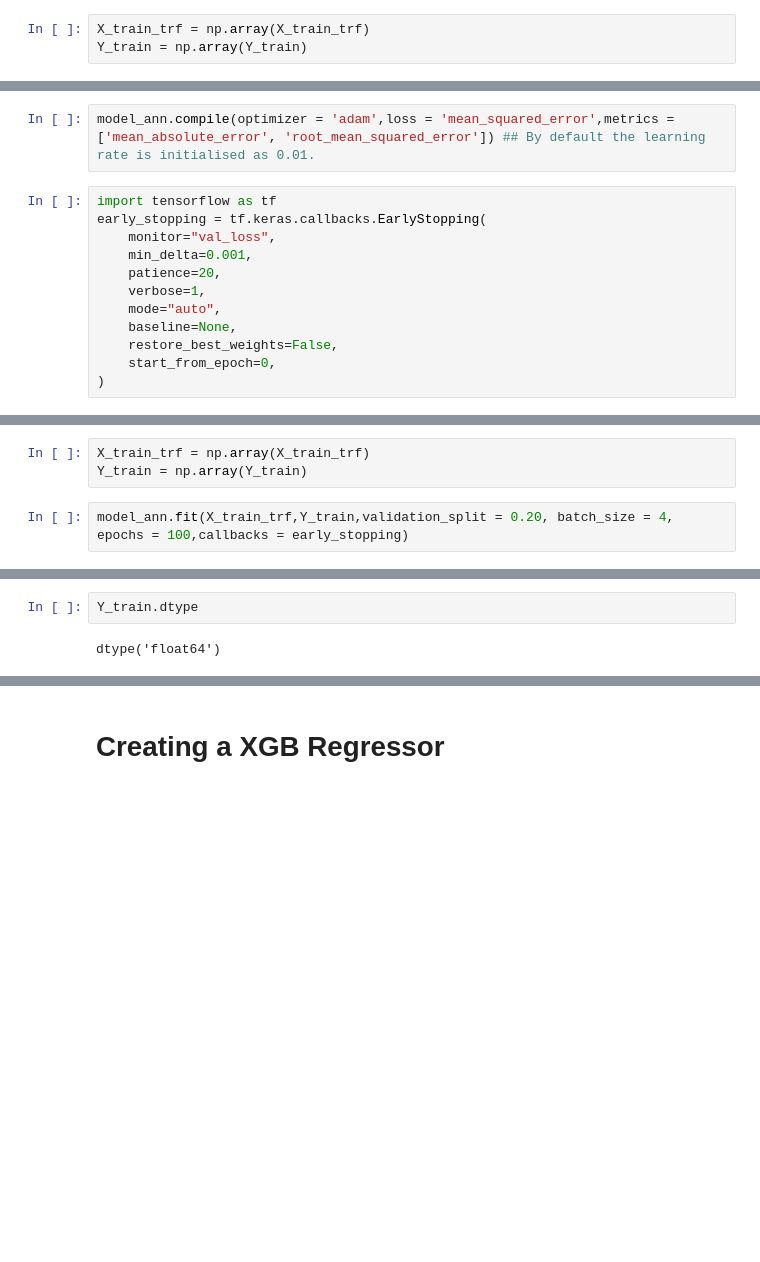
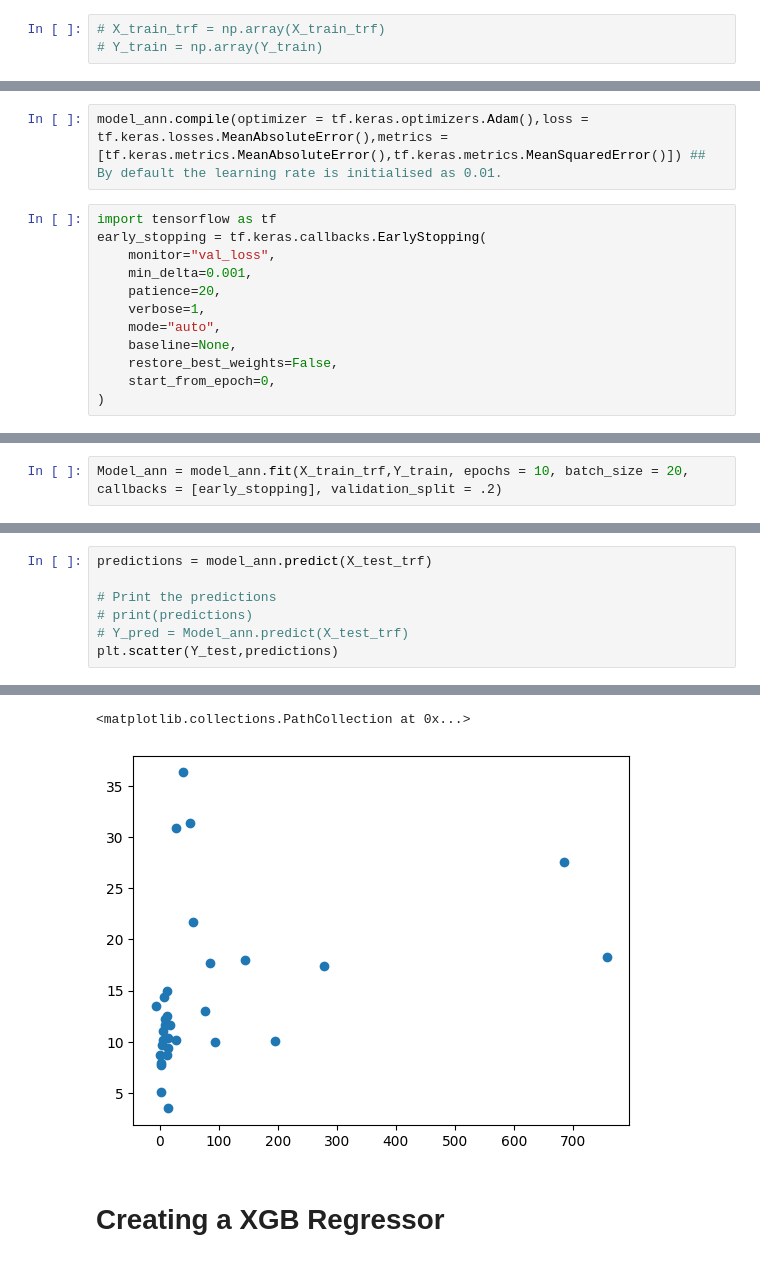
Before and after one commit to Sankalp-2820/Regional-Flood-Frequency-Analysis, a Jupyter notebook: CE6670_Project_Part_4.ipynb, the cells around one changed output, grey strips where cells are left out. Drawn from its saved outputs; the diff is of its cells as text; blank space fills up the shorter version.

```diff
--- a/CE6670_Project_Part_4.ipynb
+++ b/CE6670_Project_Part_4.ipynb
@@ -270,6 +272,6 @@ print(score)
 # %%
-X_train_trf = np.array(X_train_trf)
-Y_train = np.array(Y_train)
+# X_train_trf = np.array(X_train_trf)
+# Y_train = np.array(Y_train)
 # %% [markdown]
 # Creating an ANN
 # %%
@@ -288,7 +290,7 @@ model_ann = models.Sequential([
     layers.Dense(1)
 ])
 # %%
-model_ann.compile(optimizer = 'adam',loss = 'mean_squared_error',metrics = ['mean_absolute_error', 'root_mean_squared_error']) ## By default the learning rate is initialised as 0.01.
+model_ann.compile(optimizer = tf.keras.optimizers.Adam(),loss = tf.keras.losses.MeanAbsoluteError(),metrics = [tf.keras.metrics.MeanAbsoluteError(),tf.keras.metrics.MeanSquaredError()]) ## By default the learning rate is initialised as 0.01.
 # %%
 import tensorflow as tf
 early_stopping = tf.keras.callbacks.EarlyStopping(
@@ -307,6 +306,3 @@ tf.data.experimental.enable_debug_mode()
-# %%
-X_train_trf = np.array(X_train_trf)
-Y_train = np.array(Y_train)
 # %%
-model_ann.fit(X_train_trf,Y_train,validation_split = 0.20, batch_size = 4, epochs = 100,callbacks = early_stopping)
+Model_ann = model_ann.fit(X_train_trf,Y_train, epochs = 10, batch_size = 20, callbacks = [early_stopping], validation_split = .2)
 # %% [output]
@@ -315,4 +329,8 @@ TypeError: 'str' object is not callable
-# %%
-Y_train.dtype
-# %% [output]
-dtype('float64')
+# %%
+predictions = model_ann.predict(X_test_trf)
+
+# Print the predictions
+# print(predictions)
+# Y_pred = Model_ann.predict(X_test_trf)
+plt.scatter(Y_test,predictions)
+# %% [output]
@@ -319,3 +338,5 @@ dtype('float64')
+<matplotlib.collections.PathCollection at 0x...>
+[figure, added]
 # %% [markdown]
 # Creating a XGB Regressor
 # %%
```
Also changed, not shown: parts of 15 cells of this notebook, 3 other files.
